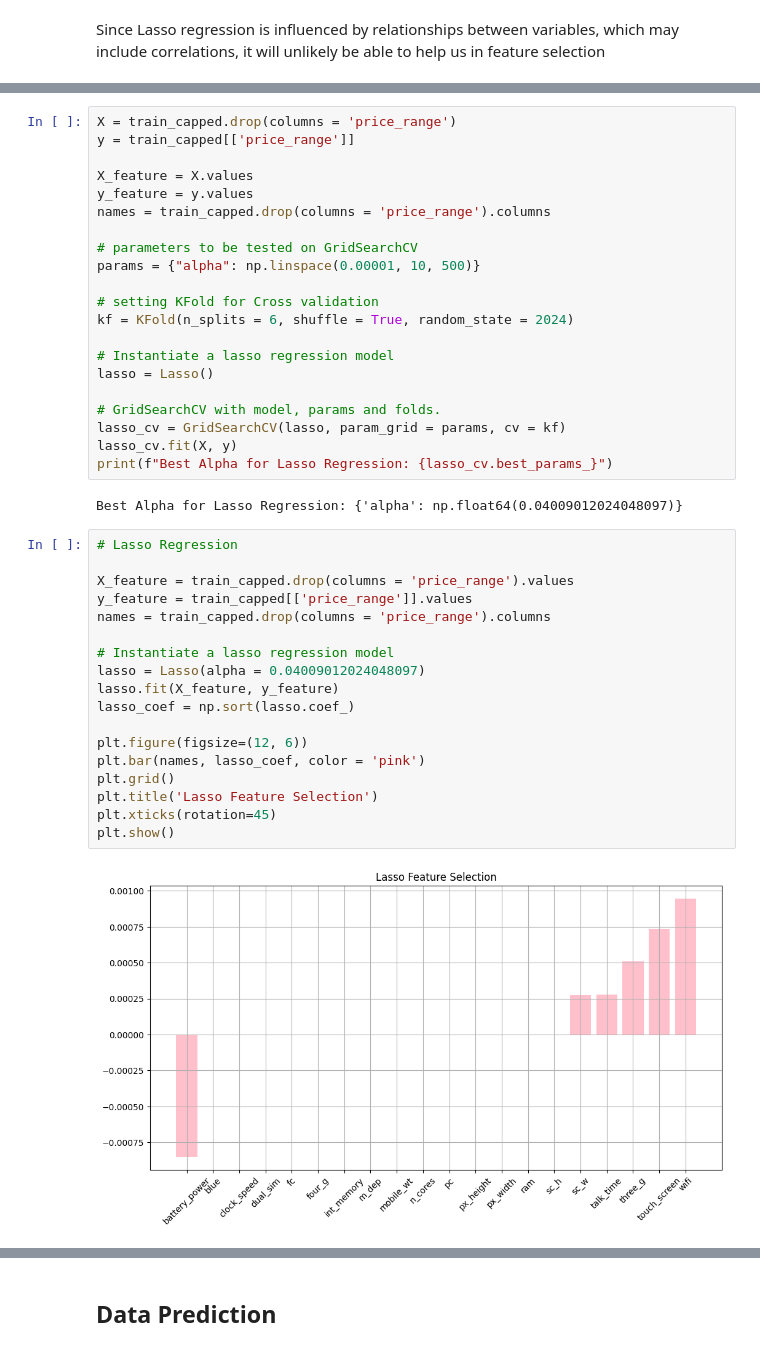
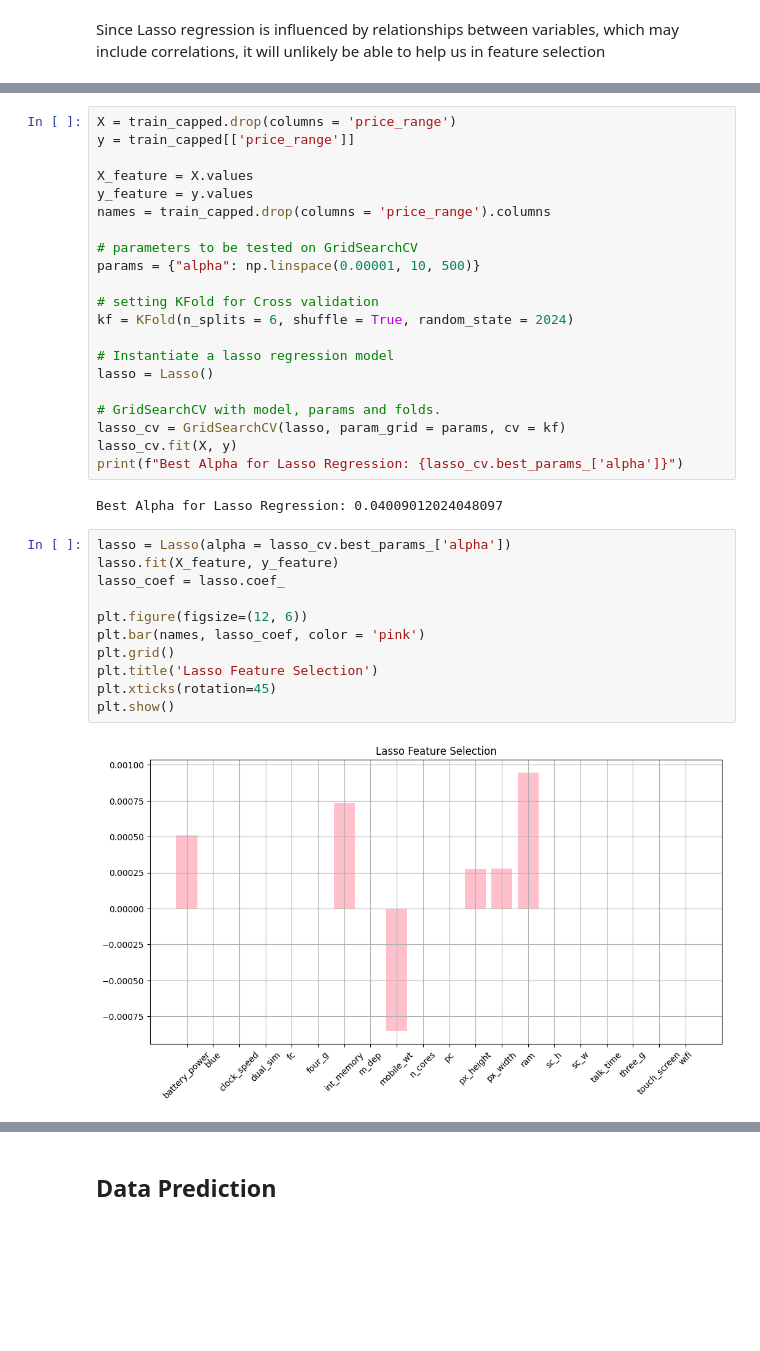
Before and after one commit to ProfessionalSalmon/Mobile_Price_Classification_Model, a Jupyter notebook: mobile_price.ipynb, the cells around one changed output, grey strips where cells are left out. Saved outputs shown, nothing was run; the diff lists cells and outputs as text; blank space fills up the shorter version.

```diff
--- a/mobile_price.ipynb
+++ b/mobile_price.ipynb
@@ -208,26 +207,19 @@ lasso = Lasso()
 # GridSearchCV with model, params and folds.
 lasso_cv = GridSearchCV(lasso, param_grid = params, cv = kf)
 lasso_cv.fit(X, y)
-print(f"Best Alpha for Lasso Regression: {lasso_cv.best_params_}")
+print(f"Best Alpha for Lasso Regression: {lasso_cv.best_params_['alpha']}")
 # %% [output]
-Best Alpha for Lasso Regression: {'alpha': np.float64(0.04009012024048097)}
+Best Alpha for Lasso Regression: 0.04009012024048097
 # %%
-# Lasso Regression
-
-X_feature = train_capped.drop(columns = 'price_range').values
-y_feature = train_capped[['price_range']].values
-names = train_capped.drop(columns = 'price_range').columns
-
-# Instantiate a lasso regression model
-lasso = Lasso(alpha = 0.04009012024048097)
+lasso = Lasso(alpha = lasso_cv.best_params_['alpha'])
 lasso.fit(X_feature, y_feature)
-lasso_coef = np.sort(lasso.coef_)
+lasso_coef = lasso.coef_
 
 plt.figure(figsize=(12, 6))
 plt.bar(names, lasso_coef, color = 'pink')
 plt.grid()
 plt.title('Lasso Feature Selection')
 plt.xticks(rotation=45)
 plt.show()
 # %% [output]
-[figure, old version]
+[figure, new version]
```
Also changed, not shown: parts of 30 cells of this notebook.
